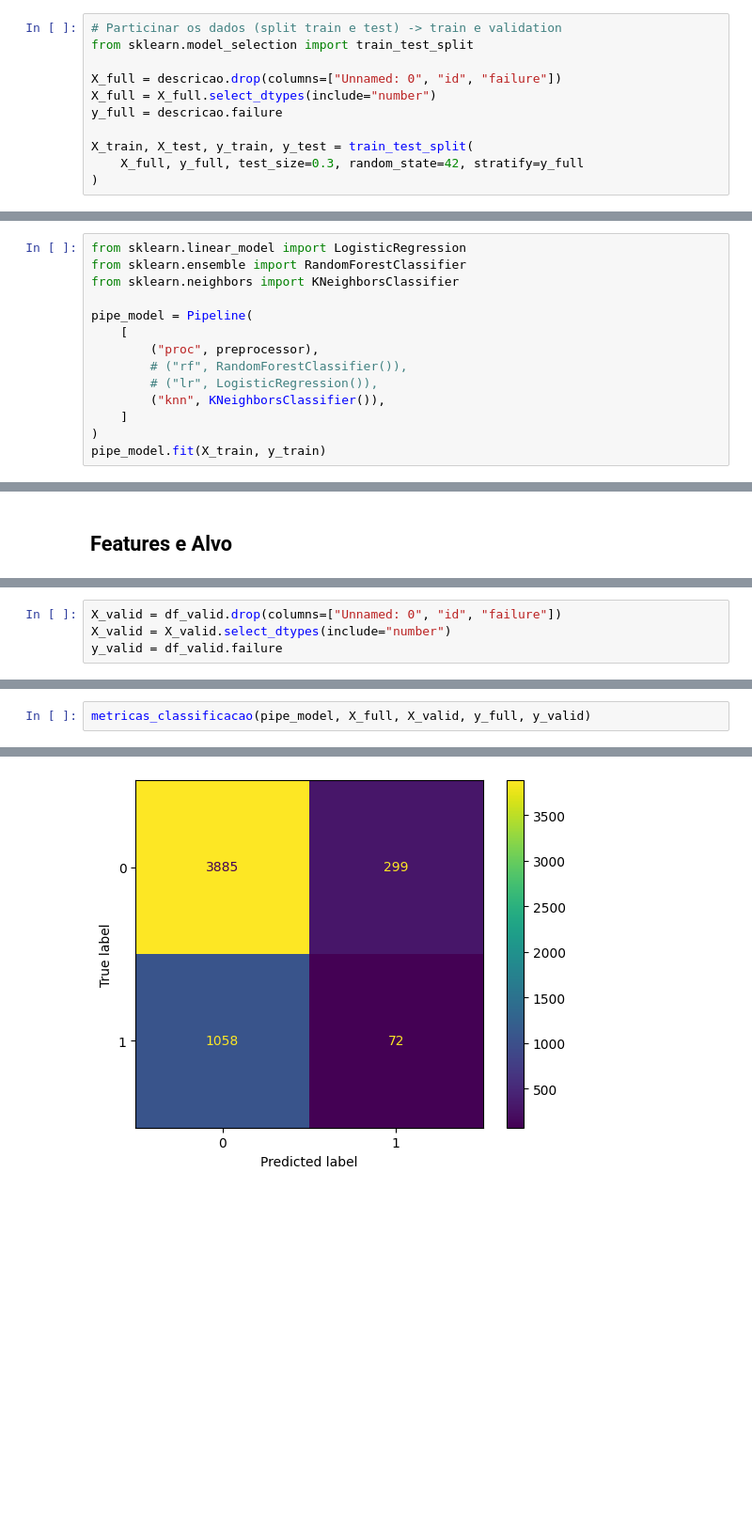
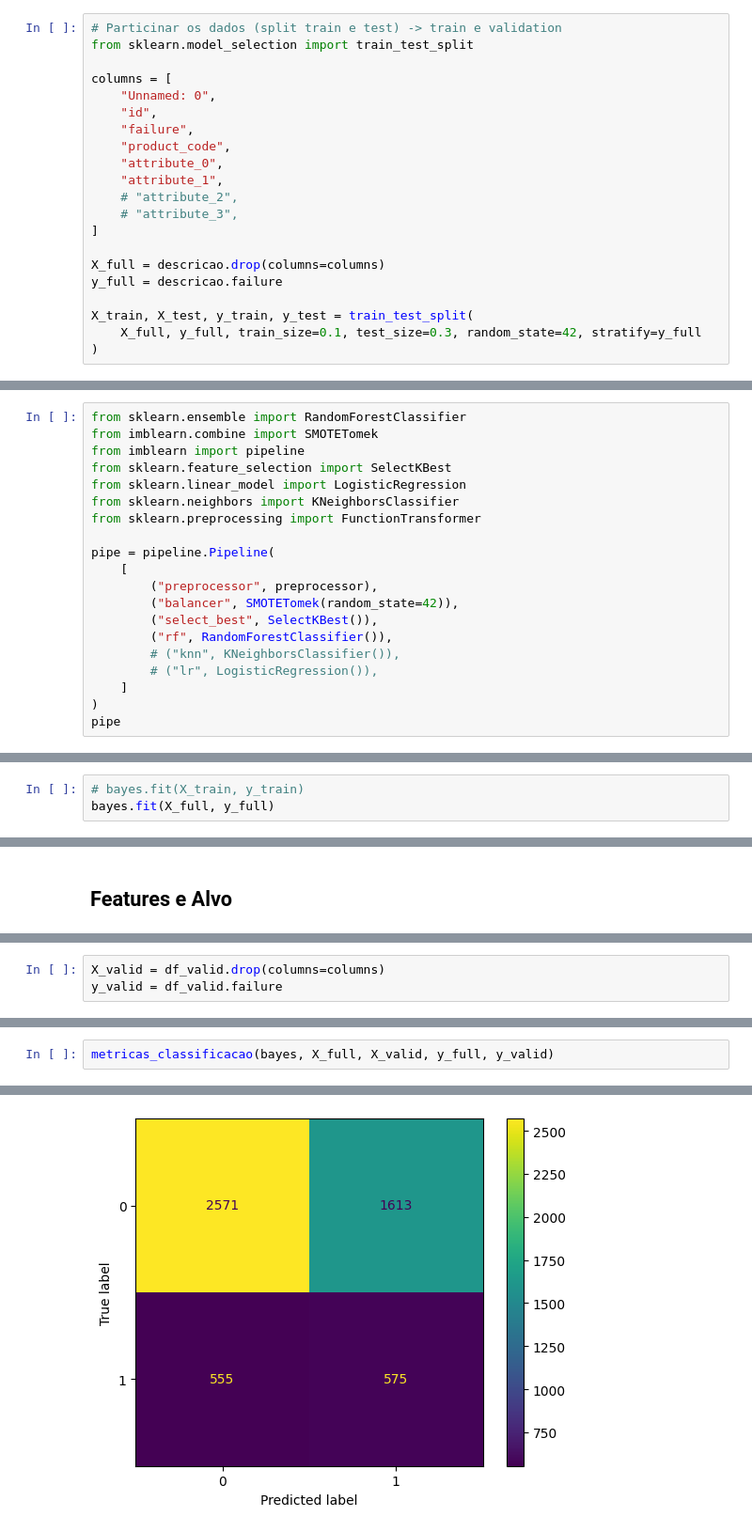
Before and after one commit to alvesgabriel/lets-code-analytics-modulo-5, a Jupyter notebook: project.ipynb, the cells around one changed output, grey strips where cells are left out. Shown at 94% size. Drawn from its saved outputs; the diff is of its cells as text; blank space fills up the shorter version.

Commit message:
:sparkles: Added bayes search

```diff
--- a/project.ipynb
+++ b/project.ipynb
@@ -177,12 +270,22 @@ Name: failure, dtype: float64
 # Particinar os dados (split train e test) -> train e validation
 from sklearn.model_selection import train_test_split
 
-X_full = descricao.drop(columns=["Unnamed: 0", "id", "failure"])
-X_full = X_full.select_dtypes(include="number")
+columns = [
+    "Unnamed: 0",
+    "id",
+    "failure",
+    "product_code",
+    "attribute_0",
+    "attribute_1",
+    # "attribute_2",
+    # "attribute_3",
+]
+
+X_full = descricao.drop(columns=columns)
 y_full = descricao.failure
 
 X_train, X_test, y_train, y_test = train_test_split(
-    X_full, y_full, test_size=0.3, random_state=42, stratify=y_full
+    X_full, y_full, train_size=0.1, test_size=0.3, random_state=42, stratify=y_full
 )
 # %% [markdown]
 # Preprocessamento de dados -> FEATURE ENGINEERING
@@ -229,15 +350,21 @@ ColumnTransformer(transformers=[('num',
 # %%
+from sklearn.ensemble import RandomForestClassifier
+from imblearn.combine import SMOTETomek
+from imblearn import pipeline
+from sklearn.feature_selection import SelectKBest
 from sklearn.linear_model import LogisticRegression
-from sklearn.ensemble import RandomForestClassifier
 from sklearn.neighbors import KNeighborsClassifier
+from sklearn.preprocessing import FunctionTransformer
 
-pipe_model = Pipeline(
+pipe = pipeline.Pipeline(
     [
-        ("proc", preprocessor),
-        # ("rf", RandomForestClassifier()),
+        ("preprocessor", preprocessor),
+        ("balancer", SMOTETomek(random_state=42)),
+        ("select_best", SelectKBest()),
+        ("rf", RandomForestClassifier()),
+        # ("knn", KNeighborsClassifier()),
         # ("lr", LogisticRegression()),
-        ("knn", KNeighborsClassifier()),
     ]
 )
-pipe_model.fit(X_train, y_train)
+pipe
 # %% [output]
@@ -260,0 +449,3 @@ Pipeline(steps=[('proc',
+# %%
+# bayes.fit(X_train, y_train)
+bayes.fit(X_full, y_full)
@@ -427,4 +500,3 @@ df_valid.shape
 # %%
-X_valid = df_valid.drop(columns=["Unnamed: 0", "id", "failure"])
-X_valid = X_valid.select_dtypes(include="number")
+X_valid = df_valid.drop(columns=columns)
 y_valid = df_valid.failure
@@ -431,4 +505,4 @@ y_valid = df_valid.failure
 # %%
-metricas_classificacao(pipe_model, X_full, X_valid, y_full, y_valid)
+metricas_classificacao(bayes, X_full, X_valid, y_full, y_valid)
 # %% [output]
 Métricas de avaliação de treino:
@@ -445,4 +519,4 @@ weighted avg       0.75      0.79      0.75     21256
 Métricas de avaliação de teste:
-[figure, old version]
+[figure, new version]
               precision    recall  f1-score   support
 
```
Also changed, not shown: parts of 37 cells of this notebook, 1 other file.
